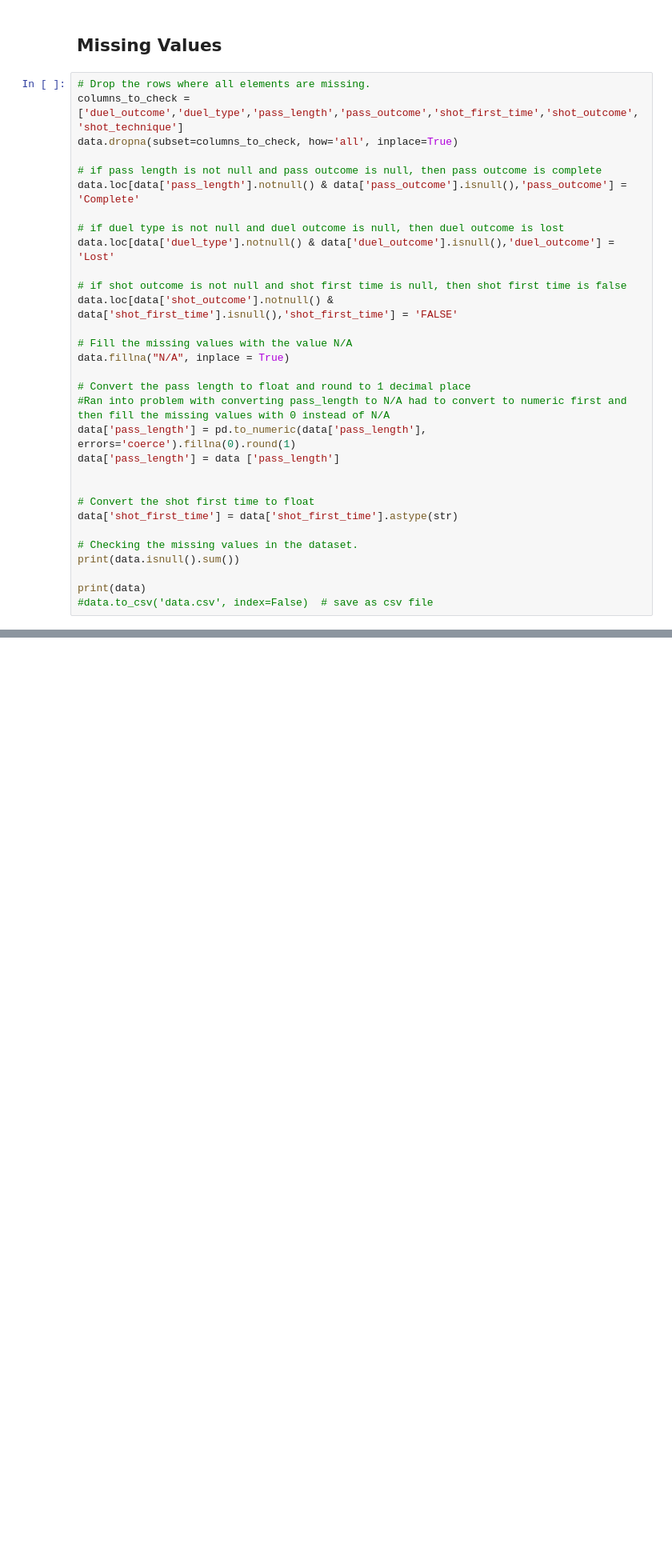
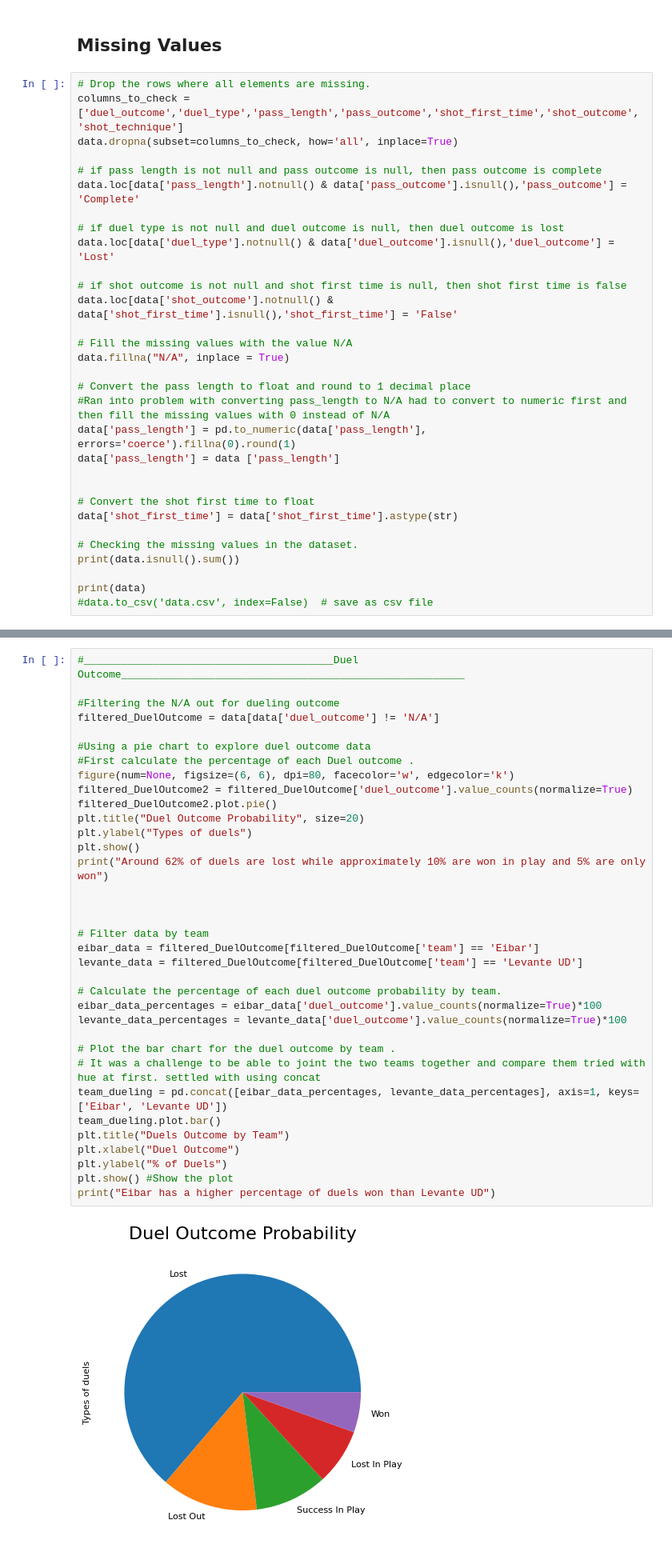
Before and after one commit to NojusMat/DataScience_CA2, a Jupyter notebook: NojusMatuseviciusDAProject.ipynb, the cells around one changed output, grey strips where cells are left out. Shown at 80% size. Cells and saved outputs as stored; diff of their text form; blank space fills up the shorter version.

```diff
--- a/NojusMatuseviciusDAProject.ipynb
+++ b/NojusMatuseviciusDAProject.ipynb
@@ -154,7 +154,7 @@ data.loc[data['pass_length'].notnull() & data['pass_outcome'].isnull(),'pass_out
 data.loc[data['duel_type'].notnull() & data['duel_outcome'].isnull(),'duel_outcome'] = 'Lost'
 
 # if shot outcome is not null and shot first time is null, then shot first time is false
-data.loc[data['shot_outcome'].notnull() & data['shot_first_time'].isnull(),'shot_first_time'] = 'FALSE'
+data.loc[data['shot_outcome'].notnull() & data['shot_first_time'].isnull(),'shot_first_time'] = 'False'
 
 # Fill the missing values with the value N/A
 data.fillna("N/A", inplace = True)
@@ -247,0 +222,37 @@ print("Approximately 2/3 of duels are aerial duels and the other 1/3 are ground
+# %%
+#________________________________________Duel Outcome_______________________________________________________
+
+#Filtering the N/A out for dueling outcome
+filtered_DuelOutcome = data[data['duel_outcome'] != 'N/A']
+
+#Using a pie chart to explore duel outcome data
+#First calculate the percentage of each Duel outcome .
+figure(num=None, figsize=(6, 6), dpi=80, facecolor='w', edgecolor='k')
+filtered_DuelOutcome2 = filtered_DuelOutcome['duel_outcome'].value_counts(normalize=True)
+filtered_DuelOutcome2.plot.pie()
+plt.title("Duel Outcome Probability", size=20)
+plt.ylabel("Types of duels")
+plt.show()
+print("Around 62% of duels are lost while approximately 10% are won in play and 5% are only won")
+
+
+
+# Filter data by team
+eibar_data = filtered_DuelOutcome[filtered_DuelOutcome['team'] == 'Eibar']
+levante_data = filtered_DuelOutcome[filtered_DuelOutcome['team'] == 'Levante UD']
+
+# Calculate the percentage of each duel outcome probability by team.
+eibar_data_percentages = eibar_data['duel_outcome'].value_counts(normalize=True)*100
+levante_data_percentages = levante_data['duel_outcome'].value_counts(normalize=True)*100
+
+# Plot the bar chart for the duel outcome by team .
+# It was a challenge to be able to joint the two teams together and compare them tried with hue at first. settled with using concat
+team_dueling = pd.concat([eibar_data_percentages, levante_data_percentages], axis=1, keys=['Eibar', 'Levante UD'])
+team_dueling.plot.bar()
+plt.title("Duels Outcome by Team")
+plt.xlabel("Duel Outcome")
+plt.ylabel("% of Duels")
+plt.show() #Show the plot
+print("Eibar has a higher percentage of duels won than Levante UD")
+# %% [output]
+[figure, added]
```
Also changed, not shown: parts of 10 cells of this notebook, 1 other file.
